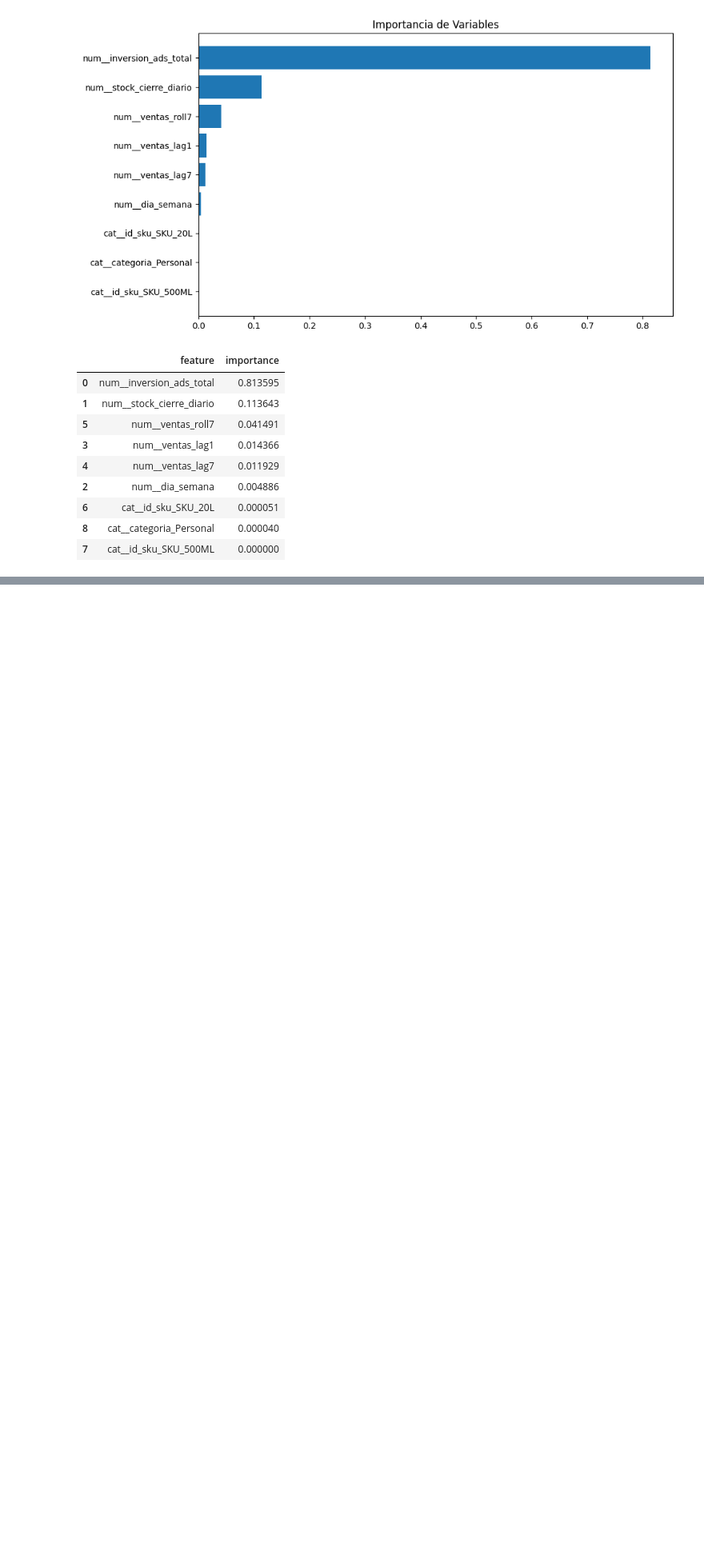
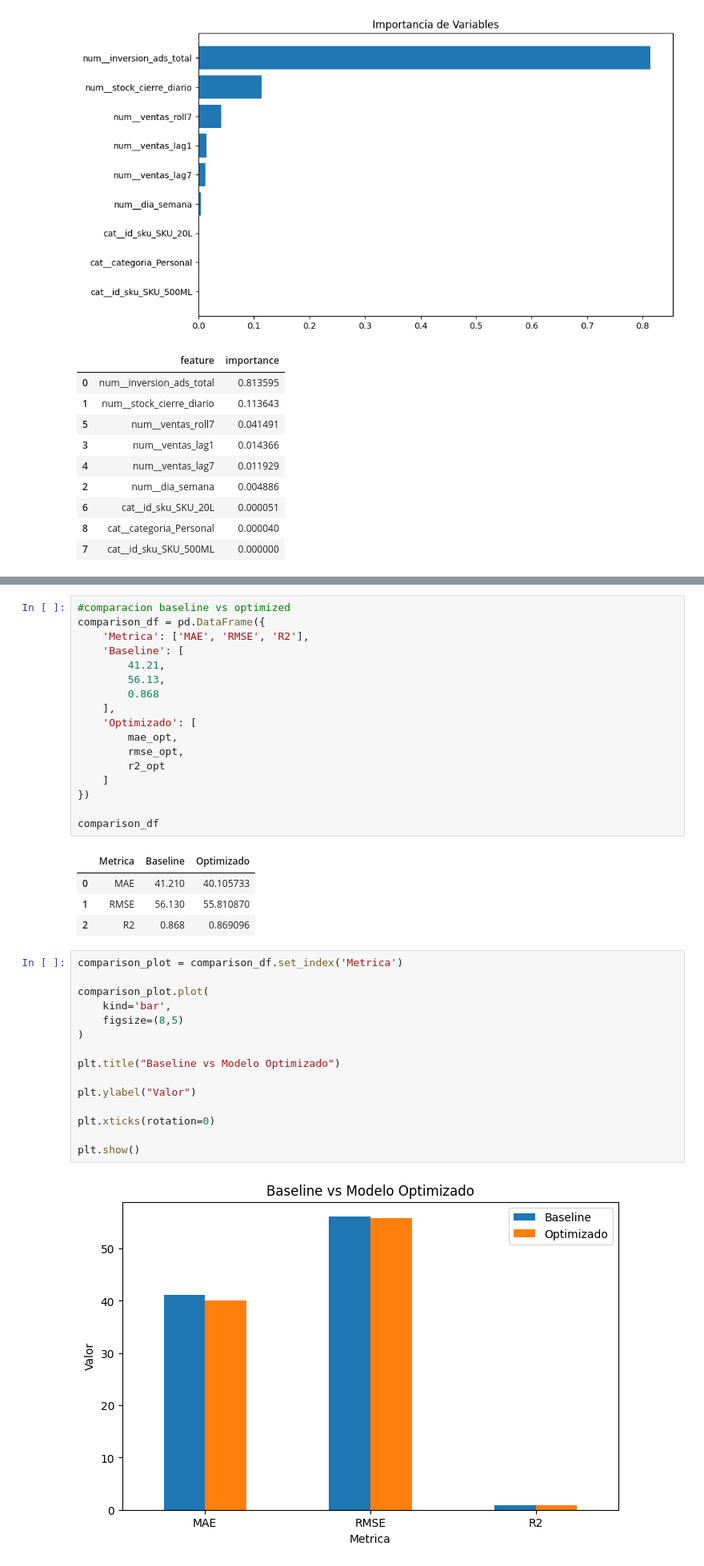
Before and after one commit to JESSPERU/PROYECTO-PRODUCTIVO-II-B-IDL02, a Jupyter notebook: modelo_idl2.ipynb, the cells around one changed output, grey strips where cells are left out. Shown at 80% size. Cells and saved outputs as stored; diff of their text form; blank space fills up the shorter version.

```diff
--- a/modelo_idl2.ipynb
+++ b/modelo_idl2.ipynb
@@ -641,0 +774,39 @@ importance_df.head(10)
+# %%
+#comparacion baseline vs optimized
+comparison_df = pd.DataFrame({
+    'Metrica': ['MAE', 'RMSE', 'R2'],
+    'Baseline': [
+        41.21,
+        56.13,
+        0.868
+    ],
+    'Optimizado': [
+        mae_opt,
+        rmse_opt,
+        r2_opt
+    ]
+})
+
+comparison_df
+# %% [output]
+|  | Metrica | Baseline | Optimizado |
+| 0 | MAE | 41.210 | 40.105733 |
+| 1 | RMSE | 56.130 | 55.810870 |
+| 2 | R2 | 0.868 | 0.869096 |
+# %%
+comparison_plot = comparison_df.set_index('Metrica')
+
+comparison_plot.plot(
+    kind='bar',
+    figsize=(8,5)
+)
+
+plt.title("Baseline vs Modelo Optimizado")
+
+plt.ylabel("Valor")
+
+plt.xticks(rotation=0)
+
+plt.show()
+# %% [output]
+[figure, added]
```
Also changed, not shown: parts of 5 cells of this notebook.
